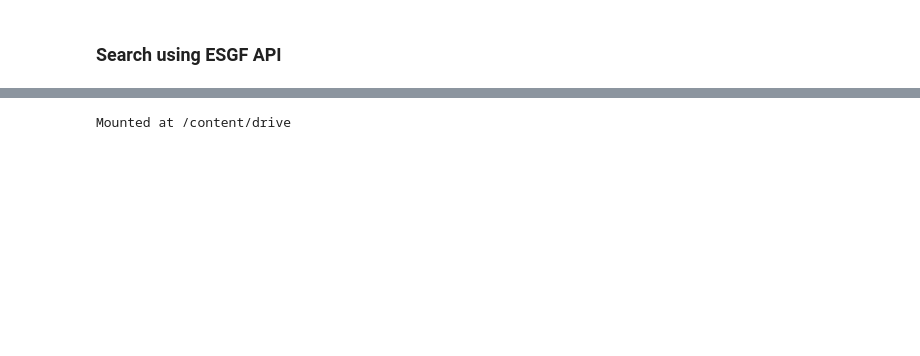
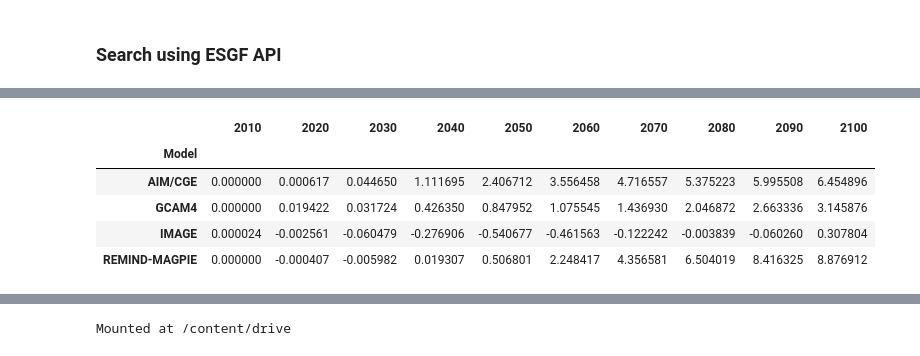
Before and after one commit to benmsanderson/esmperspective, a Jupyter notebook: ESGF_read_harvest.ipynb, the cells around one changed output, grey strips where cells are left out. Cells and saved outputs as stored; diff of their text form; code cells hidden in the pictures; blank space fills up the shorter version.

```diff
--- a/ESGF_read_harvest.ipynb
+++ b/ESGF_read_harvest.ipynb
@@ -176 +213,10 @@ for i,mdl in enumerate(mdls):
+# %%
+(iam_energy_os-iam_energy)
+# %% [output]
+|  | 2010 | 2020 | 2030 | 2040 | 2050 | 2060 | 2070 | 2080 | 2090 | 2100 |
+| Model |  |  |  |  |  |  |  |  |  |  |
+| AIM/CGE | 0.000000 | 0.000617 | 0.044650 | 1.111695 | 2.406712 | 3.556458 | 4.716557 | 5.375223 | 5.995508 | 6.454896 |
+| GCAM4 | 0.000000 | 0.019422 | 0.031724 | 0.426350 | 0.847952 | 1.075545 | 1.436930 | 2.046872 | 2.663336 | 3.145876 |
+| IMAGE | 0.000024 | -0.002561 | -0.060479 | -0.276906 | -0.540677 | -0.461563 | -0.122242 | -0.003839 | -0.060260 | 0.307804 |
+| REMIND-MAGPIE | 0.000000 | -0.000407 | -0.005982 | 0.019307 | 0.506801 | 2.248417 | 4.356581 | 6.504019 | 8.416325 | 8.876912 |
 # %%
```
Also changed, not shown: parts of 9 cells of this notebook.
